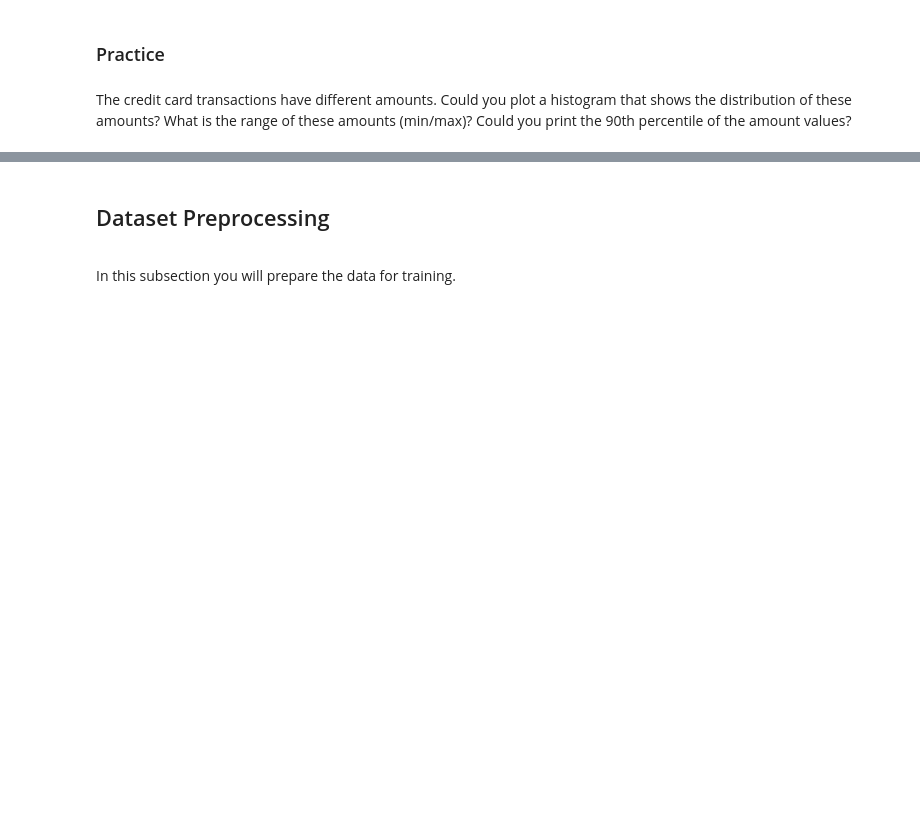
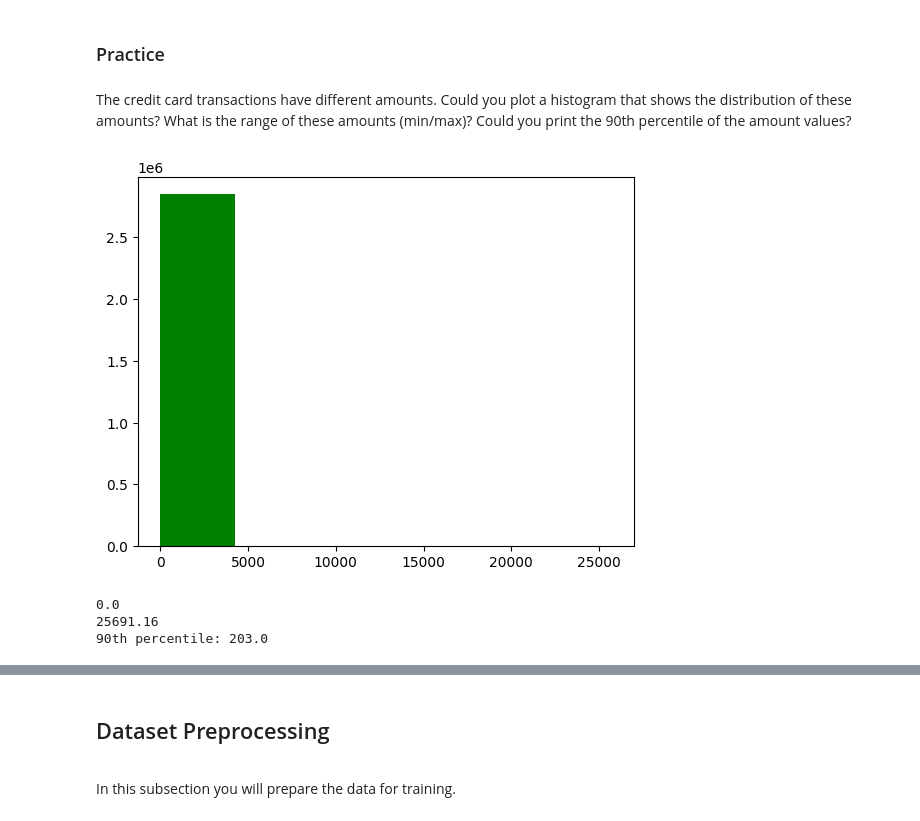
Before and after one commit to OscarEpsilon/ml_python, a Jupyter notebook: ml_python/week_3/2_decision_trees/2_lab:credit_card_fraud/cc_fraud.ipynb, the cells around one changed output, grey strips where cells are left out. Cells and saved outputs as stored; diff of their text form; code cells hidden in the pictures; blank space fills up the shorter version.

```diff
--- a/ml_python/week_3/2_decision_trees/2_lab:credit_card_fraud/cc_fraud.ipynb
+++ b/ml_python/week_3/2_decision_trees/2_lab:credit_card_fraud/cc_fraud.ipynb
@@ -115,6 +162,18 @@ As shown above, the Class variable has two values: 0 (the credit card transactio
 The credit card transactions have different amounts. Could you plot a histogram that shows the distribution of these amounts? What is the range of these amounts (min/max)? Could you print the 90th percentile of the amount values?
 # %%
 # your code here
+#i mean they kind of just show me the answer--i'll rewrite some of it
+plt.hist(big_raw_data.Amount.values, 6, histtype='bar', facecolor='g')
+plt.show()
+
+print(np.min(big_raw_data.Amount.values))
+print(np.max(big_raw_data.Amount.values))
+print("90th percentile:", np.percentile(raw_data.Amount.values, 90))
+# %% [output]
+[figure, added]
+0.0
+25691.16
+90th percentile: 203.0
 # %%
 # we provide our solution here
 plt.hist(big_raw_data.Amount.values, 6, histtype='bar', facecolor='g')
```
Also changed, not shown: parts of 10 cells of this notebook, 2 other files.
